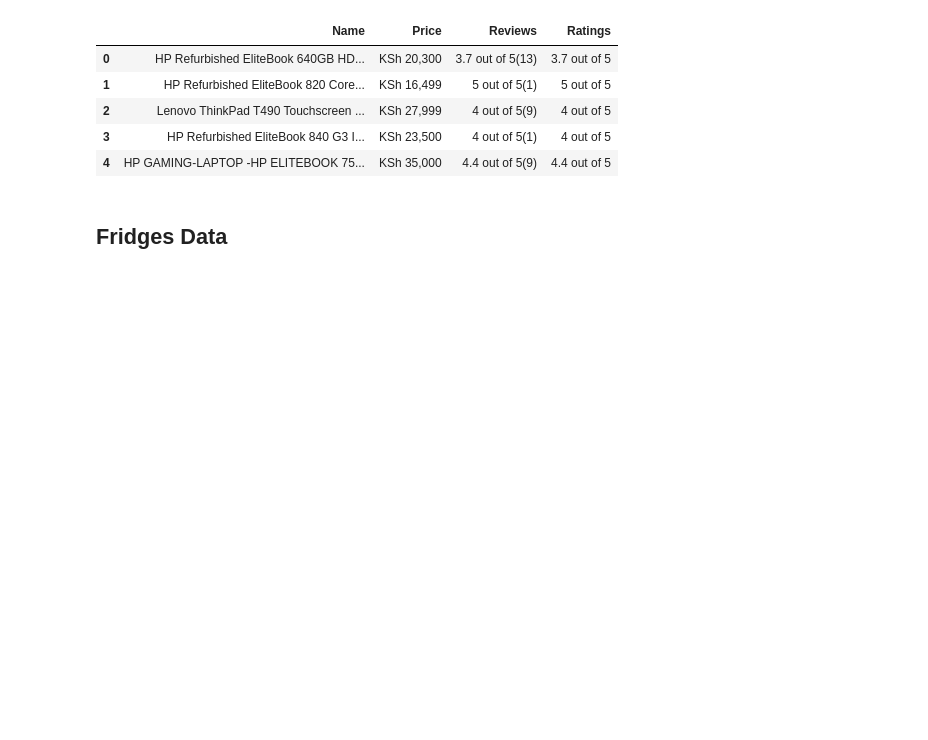
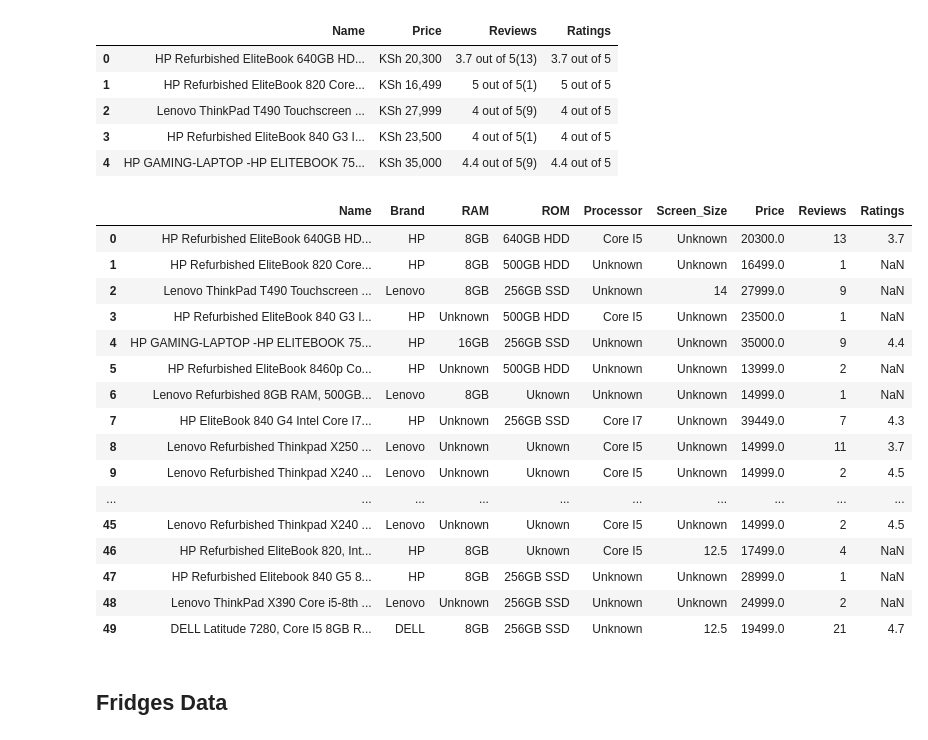
Before and after one commit to HannahMwende/E-commerce-products-analysis, a Jupyter notebook: web-scraping/data_cleaning.ipynb, the cells around one changed output. Drawn from its saved outputs; the diff is of its cells as text; code cells hidden in the pictures; blank space fills up the shorter version.

Commit message:
added data

```diff
--- a/web-scraping/data_cleaning.ipynb
+++ b/web-scraping/data_cleaning.ipynb
@@ -18,3 +80,24 @@ laptops_df.head()
+# %%
+laptops = pd.read_csv("./data/laptops_clean.csv")
+laptops.head(50)
+# %% [output]
+|  | Name | Brand | RAM | ROM | Processor | Screen_Size | Price | Reviews | Ratings |
+| 0 | HP Refurbished EliteBook 640GB HD... | HP | 8GB | 640GB HDD | Core I5 | Unknown | 20300.0 | 13 | 3.7 |
+| 1 | HP Refurbished EliteBook 820 Core... | HP | 8GB | 500GB HDD | Unknown | Unknown | 16499.0 | 1 | NaN |
+| 2 | Lenovo ThinkPad T490 Touchscreen ... | Lenovo | 8GB | 256GB SSD | Unknown | 14 | 27999.0 | 9 | NaN |
+| 3 | HP Refurbished EliteBook 840 G3 I... | HP | Unknown | 500GB HDD | Core I5 | Unknown | 23500.0 | 1 | NaN |
+| 4 | HP GAMING-LAPTOP -HP ELITEBOOK 75... | HP | 16GB | 256GB SSD | Unknown | Unknown | 35000.0 | 9 | 4.4 |
+| 5 | HP Refurbished EliteBook 8460p Co... | HP | Unknown | 500GB HDD | Unknown | Unknown | 13999.0 | 2 | NaN |
+| 6 | Lenovo Refurbished 8GB RAM, 500GB... | Lenovo | 8GB | Uknown | Unknown | Unknown | 14999.0 | 1 | NaN |
+| 7 | HP EliteBook 840 G4 Intel Core I7... | HP | Unknown | 256GB SSD | Core I7 | Unknown | 39449.0 | 7 | 4.3 |
+| 8 | Lenovo Refurbished Thinkpad X250 ... | Lenovo | Unknown | Uknown | Core I5 | Unknown | 14999.0 | 11 | 3.7 |
+| 9 | Lenovo Refurbished Thinkpad X240 ... | Lenovo | Unknown | Uknown | Core I5 | Unknown | 14999.0 | 2 | 4.5 |
+| ... | ... | ... | ... | ... | ... | ... | ... | ... | ... |
+| 45 | Lenovo Refurbished Thinkpad X240 ... | Lenovo | Unknown | Uknown | Core I5 | Unknown | 14999.0 | 2 | 4.5 |
+| 46 | HP Refurbished EliteBook 820, Int... | HP | 8GB | Uknown | Core I5 | 12.5 | 17499.0 | 4 | NaN |
+| 47 | HP Refurbished Elitebook 840 G5 8... | HP | 8GB | 256GB SSD | Unknown | Unknown | 28999.0 | 1 | NaN |
+| 48 | Lenovo ThinkPad X390 Core i5-8th ... | Lenovo | Unknown | 256GB SSD | Unknown | Unknown | 24999.0 | 2 | NaN |
+| 49 | DELL Latitude 7280, Core I5 8GB R... | DELL | 8GB | 256GB SSD | Unknown | 12.5 | 19499.0 | 21 | 4.7 |
 # %% [markdown]
 ## Fridges Data
 # %%
```
Also changed, not shown: parts of 4 cells of this notebook, 2 other files.
